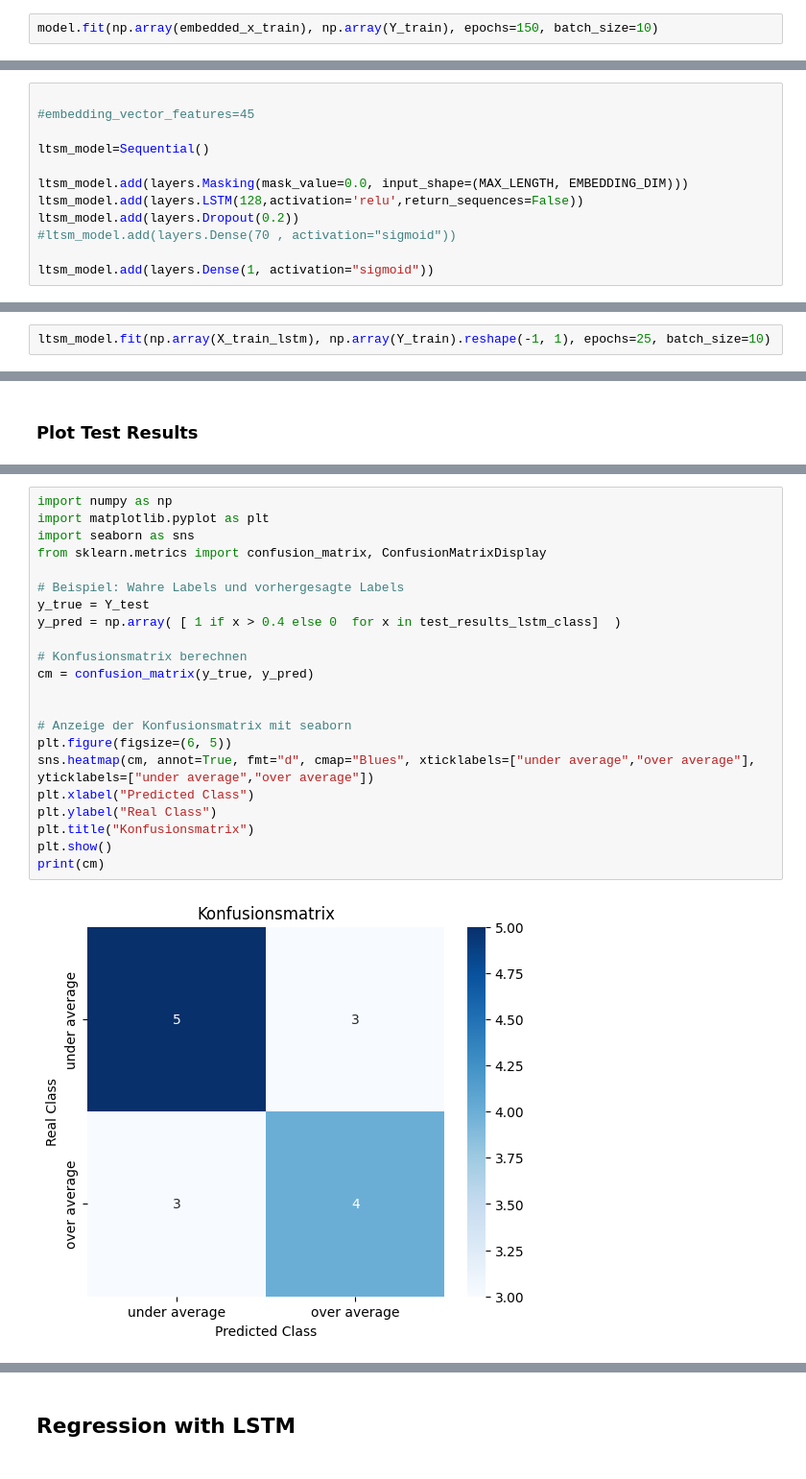
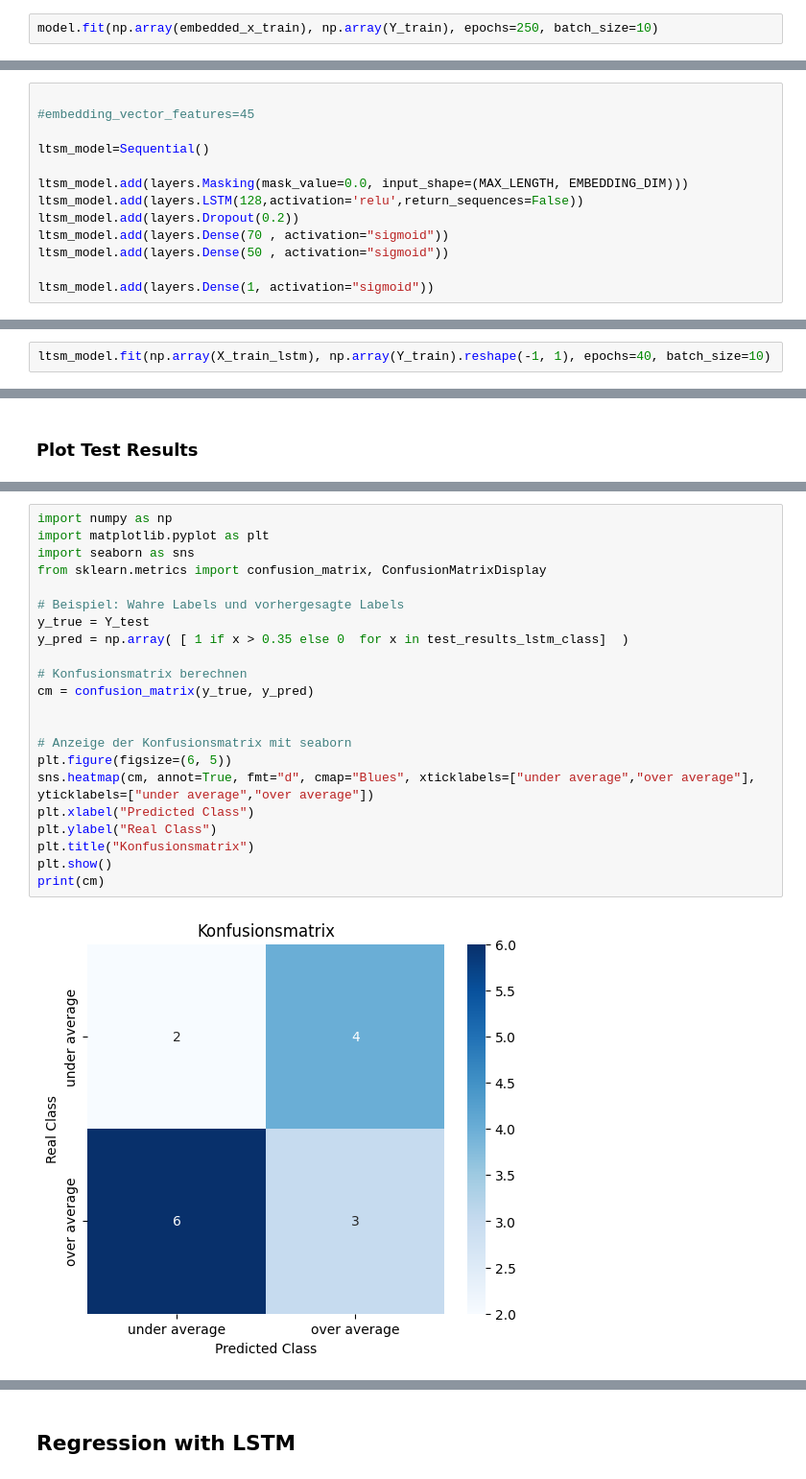
Before and after one commit to ToniGGR/Burp-NLP, a Jupyter notebook: topic_modeling/notebooks/Imdb_prediction.ipynb, the cells around one changed output, grey strips where cells are left out. Shown at 96% size. Drawn from its saved outputs; the diff is of its cells as text.

```diff
--- a/topic_modeling/notebooks/Imdb_prediction.ipynb
+++ b/topic_modeling/notebooks/Imdb_prediction.ipynb
@@ -352,5 +348,5 @@ embedded_x_train
 # %% [markdown]
 ### Fit Model
 # %%
-model.fit(np.array(embedded_x_train), np.array(Y_train), epochs=150, batch_size=10)
+model.fit(np.array(embedded_x_train), np.array(Y_train), epochs=250, batch_size=10)
 # %% [output]
@@ -609,7 +649,8 @@ ltsm_model=Sequential()
 ltsm_model.add(layers.Masking(mask_value=0.0, input_shape=(MAX_LENGTH, EMBEDDING_DIM)))
 ltsm_model.add(layers.LSTM(128,activation='relu',return_sequences=False))
 ltsm_model.add(layers.Dropout(0.2))
-#ltsm_model.add(layers.Dense(70 , activation="sigmoid"))
+ltsm_model.add(layers.Dense(70 , activation="sigmoid"))
+ltsm_model.add(layers.Dense(50 , activation="sigmoid"))
 
 ltsm_model.add(layers.Dense(1, activation="sigmoid"))
 # %% [markdown]
@@ -619,5 +660,5 @@ ltsm_model.compile(loss="binary_crossentropy", optimizer="adam", metrics=["accur
 # %% [markdown]
 ### Fit LSTM Model
 # %%
-ltsm_model.fit(np.array(X_train_lstm), np.array(Y_train).reshape(-1, 1), epochs=25, batch_size=10)
+ltsm_model.fit(np.array(X_train_lstm), np.array(Y_train).reshape(-1, 1), epochs=40, batch_size=10)
 # %% [output]
@@ -719,24 +760,24 @@ plt.show()
 # %%
 import numpy as np
 import matplotlib.pyplot as plt
 import seaborn as sns
 from sklearn.metrics import confusion_matrix, ConfusionMatrixDisplay
 
 # Beispiel: Wahre Labels und vorhergesagte Labels
 y_true = Y_test
-y_pred = np.array( [ 1 if x > 0.4 else 0  for x in test_results_lstm_class]  )
+y_pred = np.array( [ 1 if x > 0.35 else 0  for x in test_results_lstm_class]  )
 
 # Konfusionsmatrix berechnen
 cm = confusion_matrix(y_true, y_pred)
 
 
 # Anzeige der Konfusionsmatrix mit seaborn
 plt.figure(figsize=(6, 5))
 sns.heatmap(cm, annot=True, fmt="d", cmap="Blues", xticklabels=["under average","over average"], yticklabels=["under average","over average"])
 plt.xlabel("Predicted Class")
 plt.ylabel("Real Class")
 plt.title("Konfusionsmatrix")
 plt.show()
 print(cm)
 # %% [output]
-[figure, old version]
+[figure, new version]
```
Also changed, not shown: parts of 40 cells of this notebook, 1 other file.
